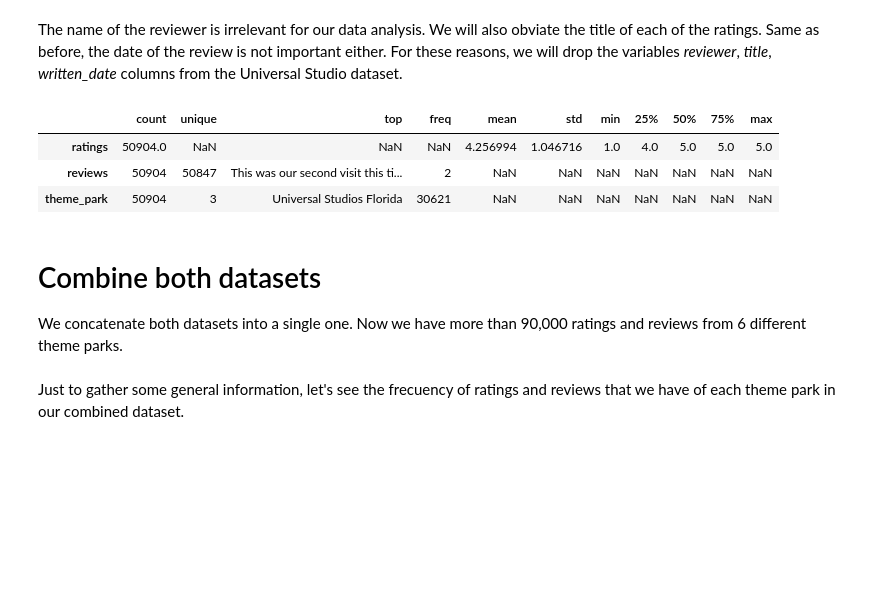
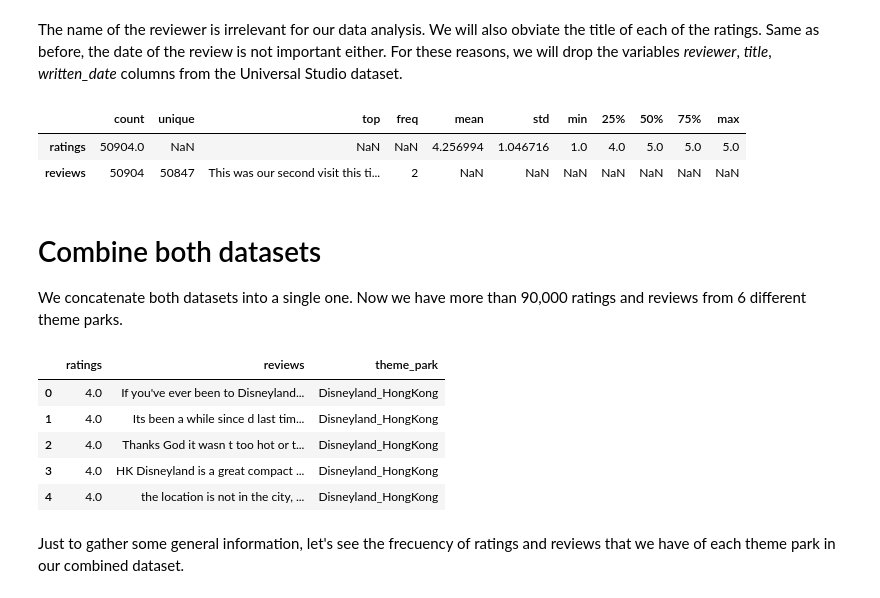
Before and after one commit to nemfey/fib-tfg, a Jupyter notebook: Preprocessing.ipynb, the cells around one changed output. Drawn from its saved outputs; the diff is of its cells as text; code cells hidden in the pictures; blank space fills up the shorter version.

```diff
--- a/Preprocessing.ipynb
+++ b/Preprocessing.ipynb
@@ -86,18 +89,25 @@ universal_data.drop(columns=['reviewer','title','written_date'], inplace=True)
 universal_data.rename({'rating': 'ratings', 'review_text': 'reviews', 'branch': 'theme_park'},
                        axis=1, inplace=True)
 # %%
-universal_data.describe(include='all').T
+universal_data[['ratings', 'reviews']].describe(include='all').T
 # %% [output]
 |  | count | unique | top | freq | mean | std | min | 25% | 50% | 75% | max |
 | ratings | 50904.0 | NaN | NaN | NaN | 4.256994 | 1.046716 | 1.0 | 4.0 | 5.0 | 5.0 | 5.0 |
 | reviews | 50904 | 50847 | This was our second visit this ti... | 2 | NaN | NaN | NaN | NaN | NaN | NaN | NaN |
-| theme_park | 50904 | 3 | Universal Studios Florida | 30621 | NaN | NaN | NaN | NaN | NaN | NaN | NaN |
 # %% [markdown]
 # Combine both datasets
 
 We concatenate both datasets into a single one. Now we have more than 90,000 ratings and reviews from 6 different theme parks.
 # %%
 df = pd.concat([disneyland_data, universal_data], ignore_index=True)
+df.head()
+# %% [output]
+|  | ratings | reviews | theme_park |
+| 0 | 4.0 | If you've ever been to Disneyland... | Disneyland_HongKong |
+| 1 | 4.0 | Its been a while since d last tim... | Disneyland_HongKong |
+| 2 | 4.0 | Thanks God it wasn t too hot or t... | Disneyland_HongKong |
+| 3 | 4.0 | HK Disneyland is a great compact ... | Disneyland_HongKong |
+| 4 | 4.0 | the location is not in the city, ... | Disneyland_HongKong |
 # %% [markdown]
 Just to gather some general information, let's see the frecuency of ratings and reviews that we have of each theme park in our combined dataset.
 # %%
```
Also changed, not shown: parts of 19 cells of this notebook.
